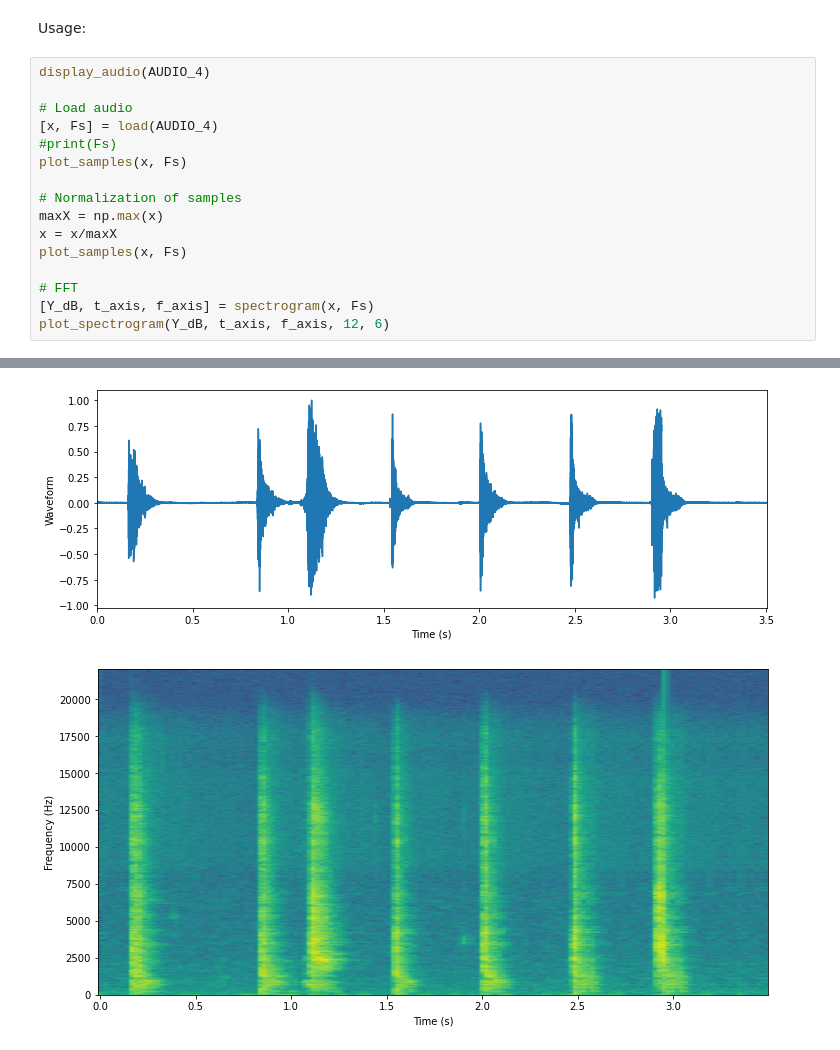
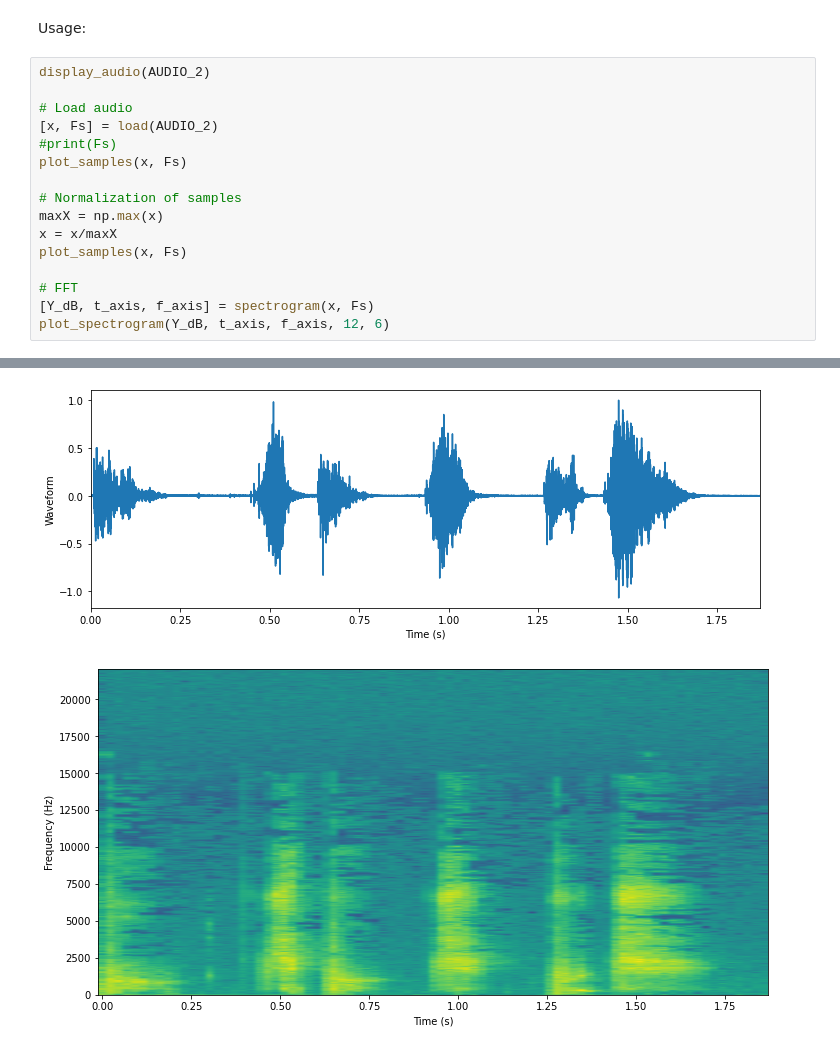
Before and after one commit to magiwanders/BeatBox_Machine, a Jupyter notebook: server_and_process/DSP/Isolated_Functions.ipynb, the cells around one changed output, grey strips where cells are left out. Drawn from its saved outputs; the diff is of its cells as text.

```diff
--- a/server_and_process/DSP/Isolated_Functions.ipynb
+++ b/server_and_process/DSP/Isolated_Functions.ipynb
@@ -282,10 +280,10 @@ def peaks_to_divisions(P_x, Fs_nov, x, Fs, lags):
 # %% [markdown]
 Usage:
 # %%
-display_audio(AUDIO_4)
+display_audio(AUDIO_2)
 
 # Load audio
-[x, Fs] = load(AUDIO_4)
+[x, Fs] = load(AUDIO_2)
 #print(Fs)
 plot_samples(x, Fs)
 
@@ -303,5 +301,5 @@ plot_spectrogram(Y_dB, t_axis, f_axis, 12, 6)
-[figure, old version]
+[figure, new version]
-[figure, old version]
+[figure, new version]
 # %%
 # Novelty Function
 nov_x, Fs_nov = compute_novelty(x,Fs=Fs)
```
Also changed, not shown: parts of 6 cells of this notebook.
